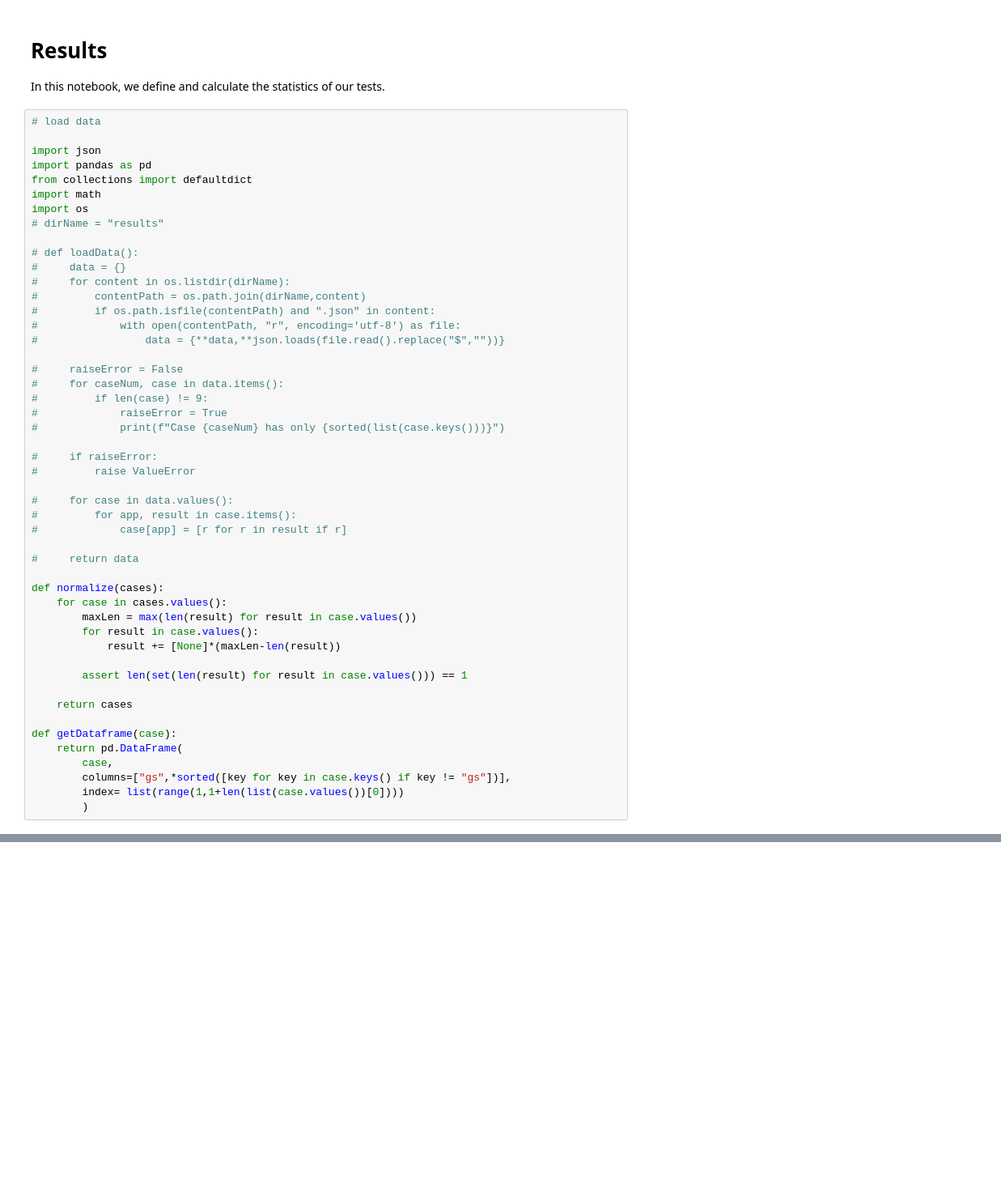
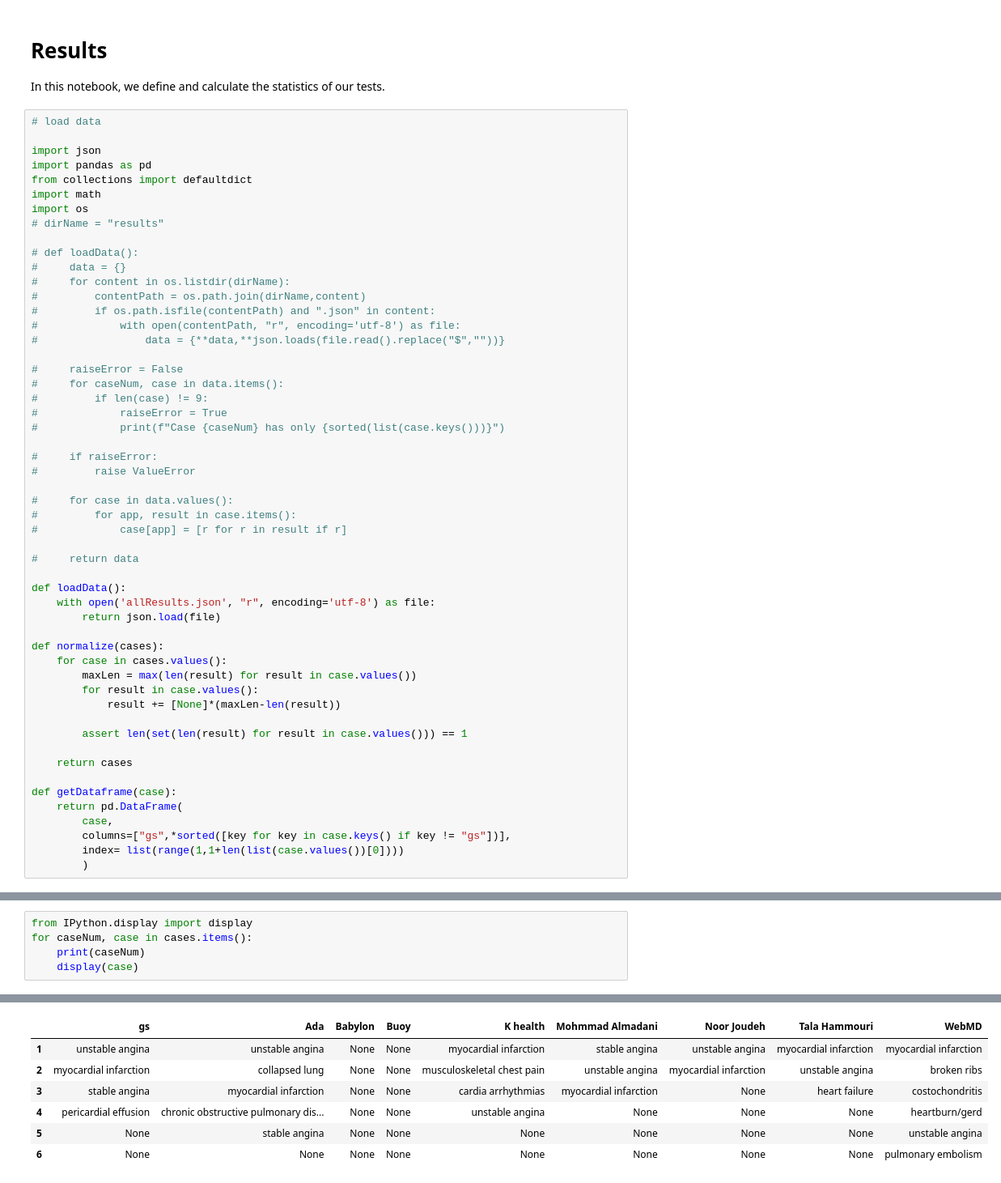
Before and after one commit to rimads/avey-paper, a Jupyter notebook: main.ipynb, the cells around one changed output, grey strips where cells are left out. Shown at 81% size. Cells and saved outputs as stored; diff of their text form; blank space fills up the shorter version.

Commit message:
all outputs in a table

```diff
--- a/main.ipynb
+++ b/main.ipynb
@@ -34,6 +34,10 @@ import os
 
 #     return data
 
+def loadData():
+    with open('allResults.json', "r", encoding='utf-8') as file:
+        return json.load(file)
+
 def normalize(cases):
     for case in cases.values():
         maxLen = max(len(result) for result in case.values())
@@ -77,0 +64,6 @@ list(cases.items()).pop()
+# %%
+from IPython.display import display
+for caseNum, case in cases.items():
+    print(caseNum)
+    display(case)
+# %% [output]
@@ -77,0 +78,7 @@ list(cases.items()).pop()
+|  | gs | Ada | Babylon | Buoy | K health | Mohmmad Almadani | Noor Joudeh | Tala Hammouri | WebMD |
+| 1 | unstable angina | unstable angina | None | None | myocardial infarction | stable angina | unstable angina | myocardial infarction | myocardial infarction |
+| 2 | myocardial infarction | collapsed lung | None | None | musculoskeletal chest pain | unstable angina | myocardial infarction | unstable angina | broken ribs |
+| 3 | stable angina | myocardial infarction | None | None | cardia arrhythmias | myocardial infarction | None | heart failure | costochondritis |
+| 4 | pericardial effusion | chronic obstructive pulmonary dis... | None | None | unstable angina | None | None | None | heartburn/gerd |
+| 5 | None | stable angina | None | None | None | None | None | None | unstable angina |
+| 6 | None | None | None | None | None | None | None | None | pulmonary embolism |
```
Also changed, not shown: parts of 3 cells of this notebook.
